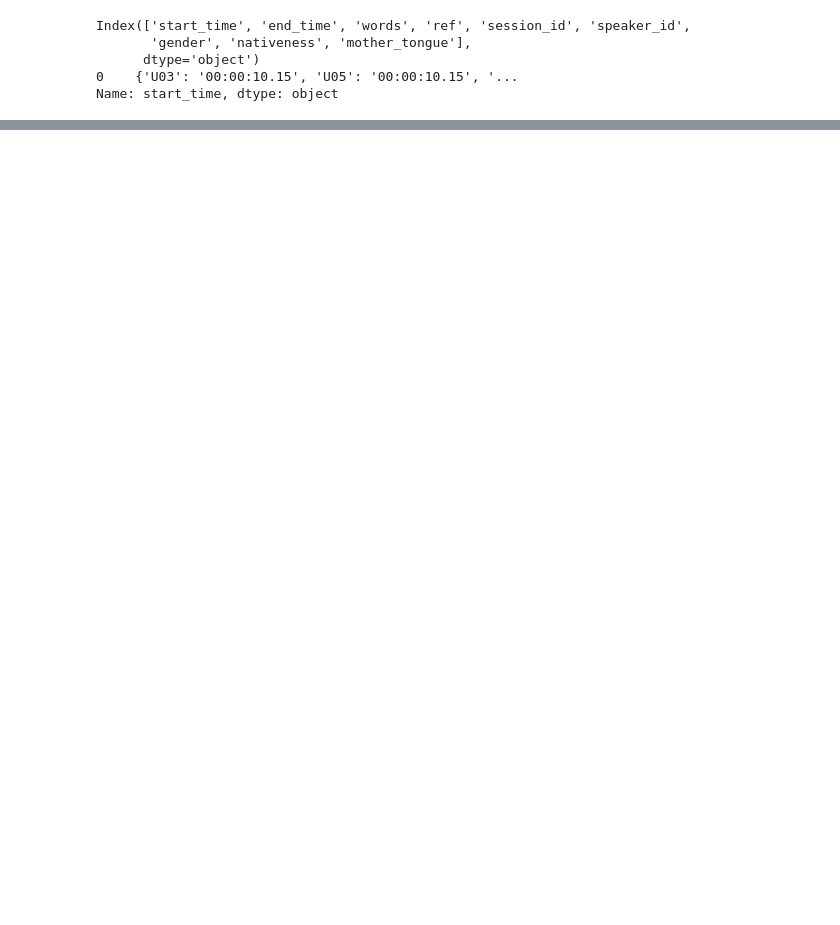
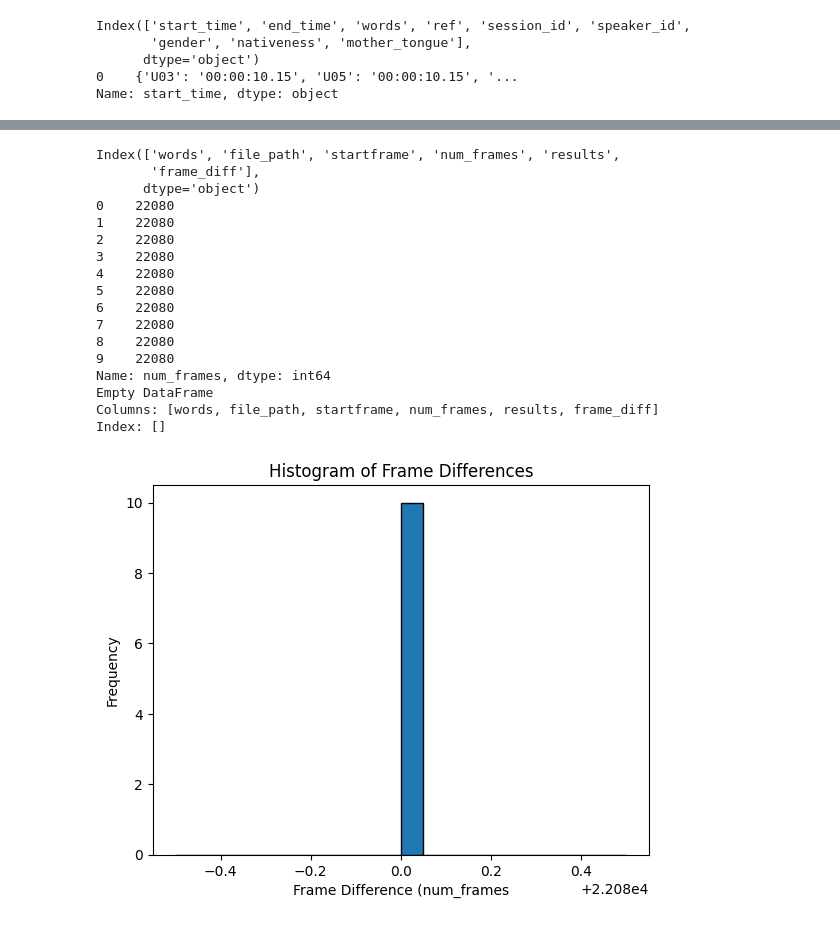
Before and after one commit to niklas-baier/Master_thesis, a Jupyter notebook: Whisper.ipynb, the cells around one changed output, grey strips where cells are left out. Cells and saved outputs as stored; diff of their text form; code cells hidden in the pictures; blank space fills up the shorter version.

```diff
--- a/Whisper.ipynb
+++ b/Whisper.ipynb
@@ -341,7 +404,7 @@ def transcribe_audio(expanded_df):
 
     for i in tqdm(range(expanded_df.shape[0])):
         #audio = whisper.load_audio('output_segments/segment_' + str(i + 1) + '.wav')
-        audio,_ = torchaudio.load(expanded_df['file_path'][i], frame_offset=expanded_df['startframe'][i], num_frames=expanded_df['endframe'][i]-expanded_df['startframe'][i])
+        audio,_ = torchaudio.load(expanded_df['file_path'][i], frame_offset=expanded_df['startframe'][i], num_frames=expanded_df['num_frames'][i])
         audio_data = audio.squeeze().numpy()
         print(audio_data.shape)
         result = pipe(audio_data, generate_kwargs={"language": "english"})
@@ -351,8 +414,9 @@ def transcribe_audio(expanded_df):
 
 
     return expanded_df
-#expanded_df=transcribe_audio(expanded_df)
-expanded_df.to_csv('dipco_eval.csv', index=False)
+print(expanded_df.columns)
+expanded_df=transcribe_audio(expanded_df)
+expanded_df.to_csv('dipco_dev.csv', index=False)
 
 
 #cProfile.run("transcribe_audio(expanded_df,model)", 'whisper_resultssmall.prof')
@@ -495,17 +626,36 @@ from torch import optim
 # %%
 import matplotlib.pyplot as plt
 print(expanded_df.columns)
-expanded_df['frame_diff'] = expanded_df['endframe'] - expanded_df['startframe']
-print(expanded_df['duration'].nsmallest(20))
+expanded_df['frame_diff'] = expanded_df['num_frames']
+print(expanded_df['num_frames'].nsmallest(20))
 filtered_df = expanded_df[expanded_df['frame_diff'] < 0]
 print(filtered_df)
 # Plot the histogram with 20 bins
 plt.hist(expanded_df['frame_diff'], bins=20, edgecolor='black')
 plt.title('Histogram of Frame Differences')
-plt.xlabel('Frame Difference (endframe - startframe)')
+plt.xlabel('Frame Difference (num_frames')
 plt.ylabel('Frequency')
 
 # Show the plot
 plt.show()
+# %% [output]
+Index(['words', 'file_path', 'startframe', 'num_frames', 'results',
+       'frame_diff'],
+      dtype='object')
+0    22080
+1    22080
+2    22080
+3    22080
+4    22080
+5    22080
+6    22080
+7    22080
+8    22080
+9    22080
+Name: num_frames, dtype: int64
+Empty DataFrame
+Columns: [words, file_path, startframe, num_frames, results, frame_diff]
+Index: []
+[figure, added]
 # %%
 print(dir(model))
```
Also changed, not shown: parts of 14 cells of this notebook.
